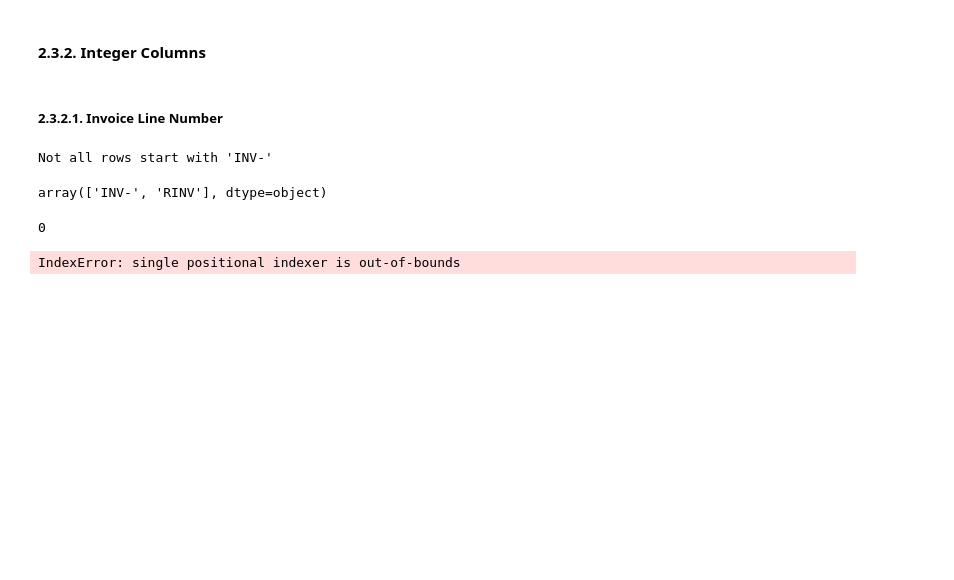
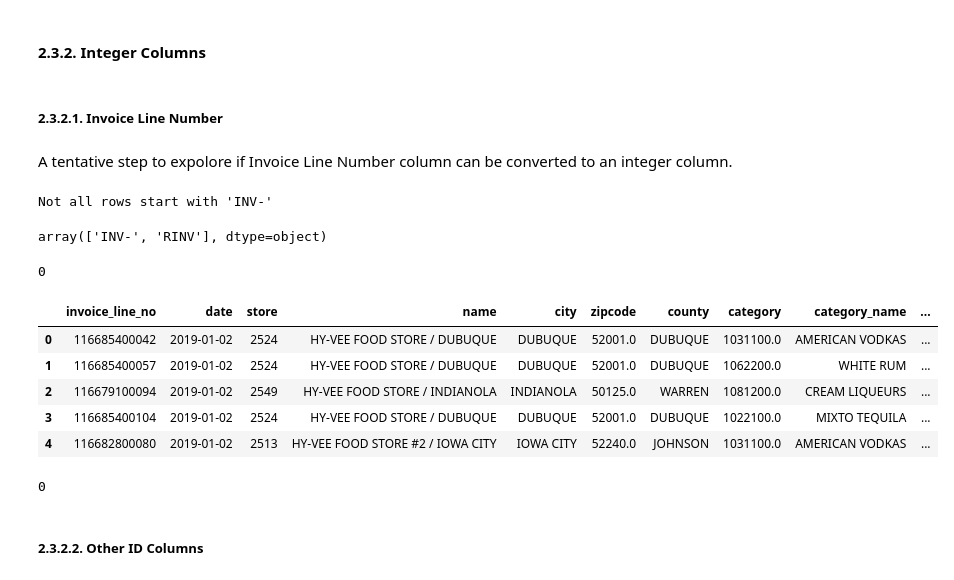
Before and after one commit to MarcelMetrics/hyvee-iowa-liquor-sales-insight, a Jupyter notebook: 02_HyVee_Sales_Data_Transformation.ipynb, the cells around one changed output. Drawn from its saved outputs; the diff is of its cells as text; code cells hidden in the pictures; blank space fills up the shorter version.

```diff
--- a/02_HyVee_Sales_Data_Transformation.ipynb
+++ b/02_HyVee_Sales_Data_Transformation.ipynb
@@ -156,4 +156,6 @@ df.head()
 #### 2.3.2. Integer Columns
 # %% [markdown]
 ##### 2.3.2.1. Invoice Line Number
+# %% [markdown]
+A tentative step to expolore if Invoice Line Number column can be converted to an integer column.
 # %%
@@ -165,8 +168,27 @@ else:
     print("Not all rows start with 'INV-'")
 # %% [output]
 Not all rows start with 'INV-'
-# %%
-df['invoice_line_no'].str[:4].unique()
-# %% [output]
-array(['INV-', 'RINV'], dtype=object)
+# %%
+# The answer is no. There is another prefix "RINV-"
+df['invoice_line_no'].str[:4].unique()
+# %% [output]
+array(['INV-', 'RINV'], dtype=object)
+# %%
+# Check if the numbers are unique
+df['invoice_line_no'].str.extract('(\d+)').duplicated().sum()
+# %% [output]
+0
+# %%
+# They are unique. Replacing prefixes to numbers.
+# Replacement is conducted separately because one prefex is a subset of another
+df['invoice_line_no'] = df['invoice_line_no'].replace({'RINV-': '2'}, regex=True)
+df['invoice_line_no'] = df['invoice_line_no'].replace({'INV-': '1'}, regex=True)
+df.head()
+# %% [output]
+|  | invoice_line_no | date | store | name | city | zipcode | county | category | category_name | ... |
+| 0 | 116685400042 | 2019-01-02 | 2524 | HY-VEE FOOD STORE / DUBUQUE | DUBUQUE | 52001.0 | DUBUQUE | 1031100.0 | AMERICAN VODKAS | ... |
+| 1 | 116685400057 | 2019-01-02 | 2524 | HY-VEE FOOD STORE / DUBUQUE | DUBUQUE | 52001.0 | DUBUQUE | 1062200.0 | WHITE RUM | ... |
+| 2 | 116679100094 | 2019-01-02 | 2549 | HY-VEE FOOD STORE / INDIANOLA | INDIANOLA | 50125.0 | WARREN | 1081200.0 | CREAM LIQUEURS | ... |
+| 3 | 116685400104 | 2019-01-02 | 2524 | HY-VEE FOOD STORE / DUBUQUE | DUBUQUE | 52001.0 | DUBUQUE | 1022100.0 | MIXTO TEQUILA | ... |
+| 4 | 116682800080 | 2019-01-02 | 2513 | HY-VEE FOOD STORE #2 / IOWA CITY | IOWA CITY | 52240.0 | JOHNSON | 1031100.0 | AMERICAN VODKAS | ... |
 # %%
@@ -174,6 +196,2 @@ df['invoice_line_no'].str.extract('(\d+)').duplicated().sum()
 # %% [output]
 0
-# %%
-df['invoice_line_no'].str.extract('(\d+)').iloc[:,1].unique()
-# %% [output]
-IndexError: single positional indexer is out-of-bounds
@@ -197,3 +200,5 @@ df = df.drop(columns='R_invoice_line_no', axis=1)
+# %% [markdown]
+##### 2.3.2.2. Other ID Columns
 # %%
 # Convert some float cols to int.
 # Define a function to check the existance of decimals first before implementation.
```
Also changed, not shown: parts of 38 cells of this notebook, 1 other file.
